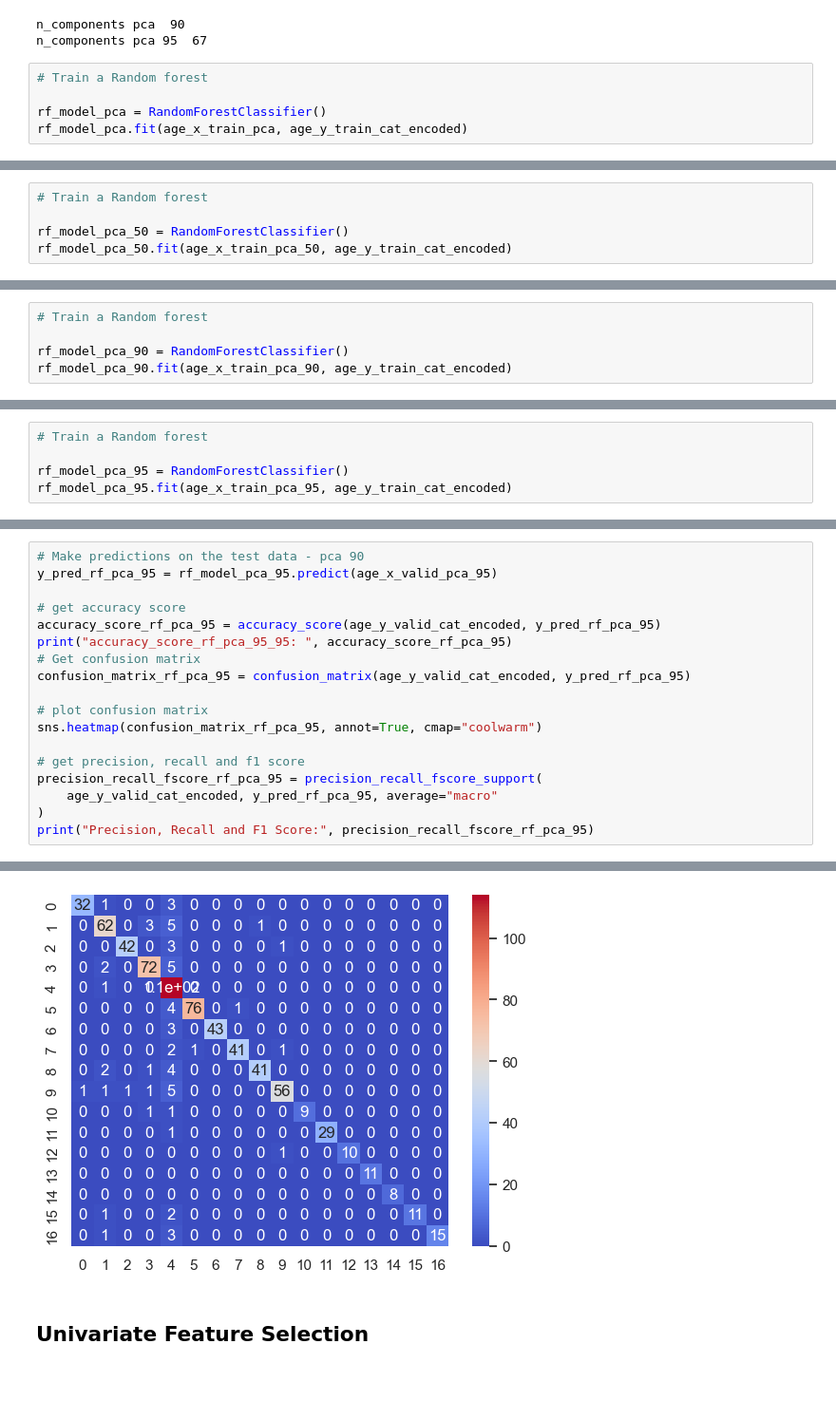
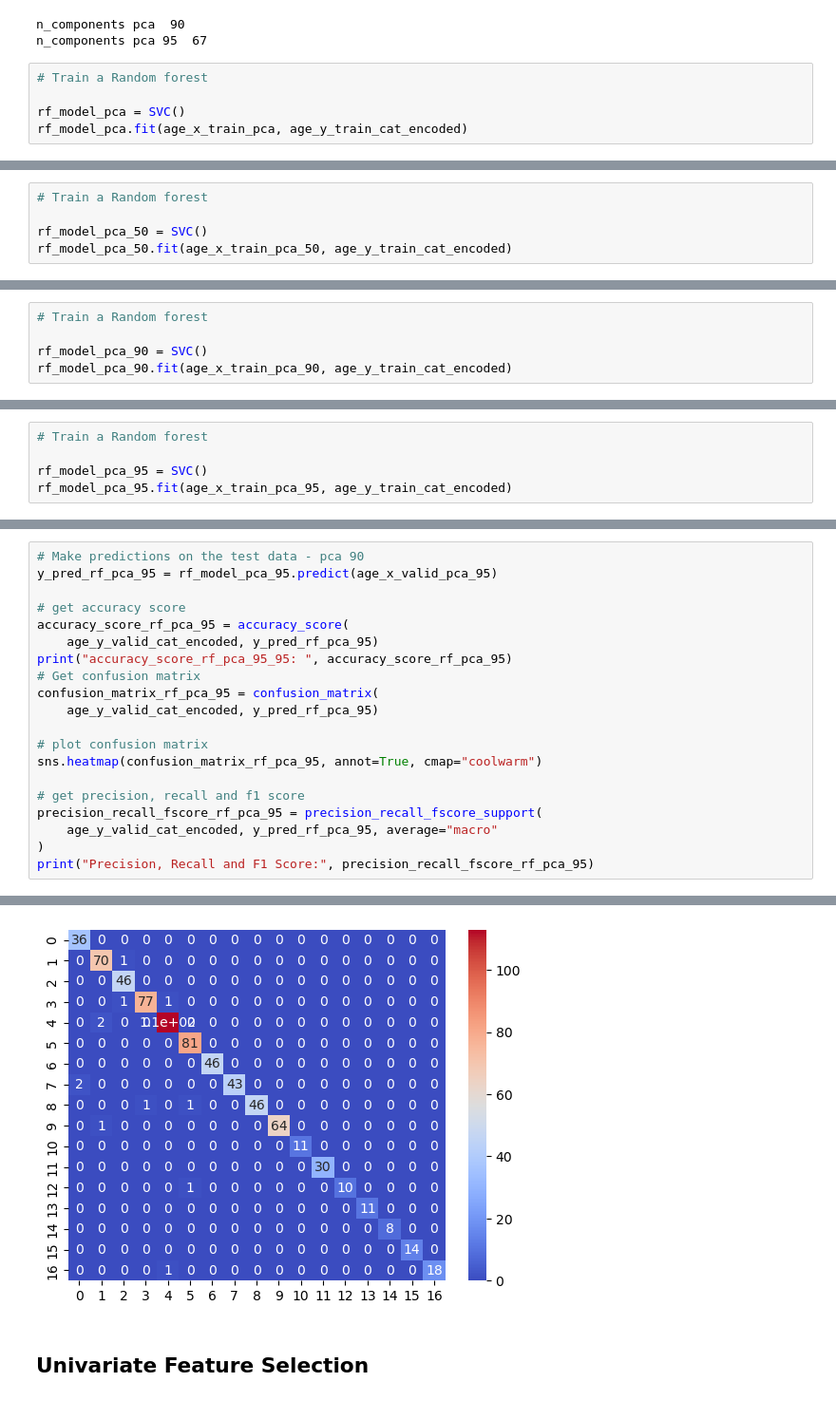
Before and after one commit to Tharusha-Lekamge/CS4622-ML-Labs, a Jupyter notebook: Lab01-Feature-Engineering/src/lab01.ipynb, the cells around one changed output, grey strips where cells are left out. Shown at 95% size. Cells and saved outputs as stored; diff of their text form.

```diff
--- a/Lab01-Feature-Engineering/src/lab01.ipynb
+++ b/Lab01-Feature-Engineering/src/lab01.ipynb
@@ -526,6 +538,6 @@ n_components pca 95  67
 # %%
 # Train a Random forest
 
-rf_model_pca = RandomForestClassifier()
+rf_model_pca = SVC()
 rf_model_pca.fit(age_x_train_pca, age_y_train_cat_encoded)
 # %% [output]
@@ -555,6 +568,6 @@ Precision, Recall and F1 Score: (0.960206908621463, 0.8637469214720488, 0.903366
 # %%
 # Train a Random forest
 
-rf_model_pca_50 = RandomForestClassifier()
+rf_model_pca_50 = SVC()
 rf_model_pca_50.fit(age_x_train_pca_50, age_y_train_cat_encoded)
 # %% [output]
@@ -584,6 +599,6 @@ Precision, Recall and F1 Score: (0.961198611298952, 0.8883155625664767, 0.919552
 # %%
 # Train a Random forest
 
-rf_model_pca_90 = RandomForestClassifier()
+rf_model_pca_90 = SVC()
 rf_model_pca_90.fit(age_x_train_pca_90, age_y_train_cat_encoded)
 # %% [output]
@@ -613,6 +630,6 @@ Precision, Recall and F1 Score: (0.9621729240845577, 0.9020389467731772, 0.92720
 # %%
 # Train a Random forest
 
-rf_model_pca_95 = RandomForestClassifier()
+rf_model_pca_95 = SVC()
 rf_model_pca_95.fit(age_x_train_pca_95, age_y_train_cat_encoded)
 # %% [output]
@@ -622,10 +639,12 @@ RandomForestClassifier()
 y_pred_rf_pca_95 = rf_model_pca_95.predict(age_x_valid_pca_95)
 
 # get accuracy score
-accuracy_score_rf_pca_95 = accuracy_score(age_y_valid_cat_encoded, y_pred_rf_pca_95)
+accuracy_score_rf_pca_95 = accuracy_score(
+    age_y_valid_cat_encoded, y_pred_rf_pca_95)
 print("accuracy_score_rf_pca_95_95: ", accuracy_score_rf_pca_95)
 # Get confusion matrix
-confusion_matrix_rf_pca_95 = confusion_matrix(age_y_valid_cat_encoded, y_pred_rf_pca_95)
+confusion_matrix_rf_pca_95 = confusion_matrix(
+    age_y_valid_cat_encoded, y_pred_rf_pca_95)
 
 # plot confusion matrix
 sns.heatmap(confusion_matrix_rf_pca_95, annot=True, cmap="coolwarm")
@@ -641,3 +660,3 @@ Precision, Recall and F1 Score: (0.9627522275396875, 0.9027568454984249, 0.92877
-[figure, old version]
+[figure, new version]
 # %% [markdown]
 ## Univariate Feature Selection
```
Also changed, not shown: parts of 35 cells of this notebook.
